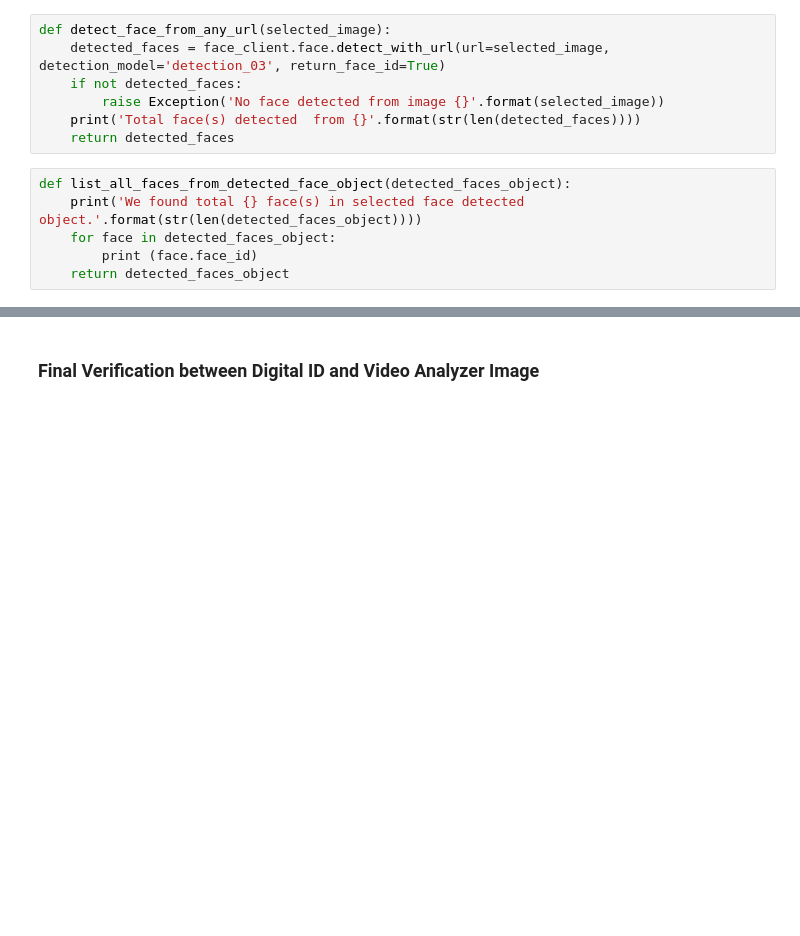
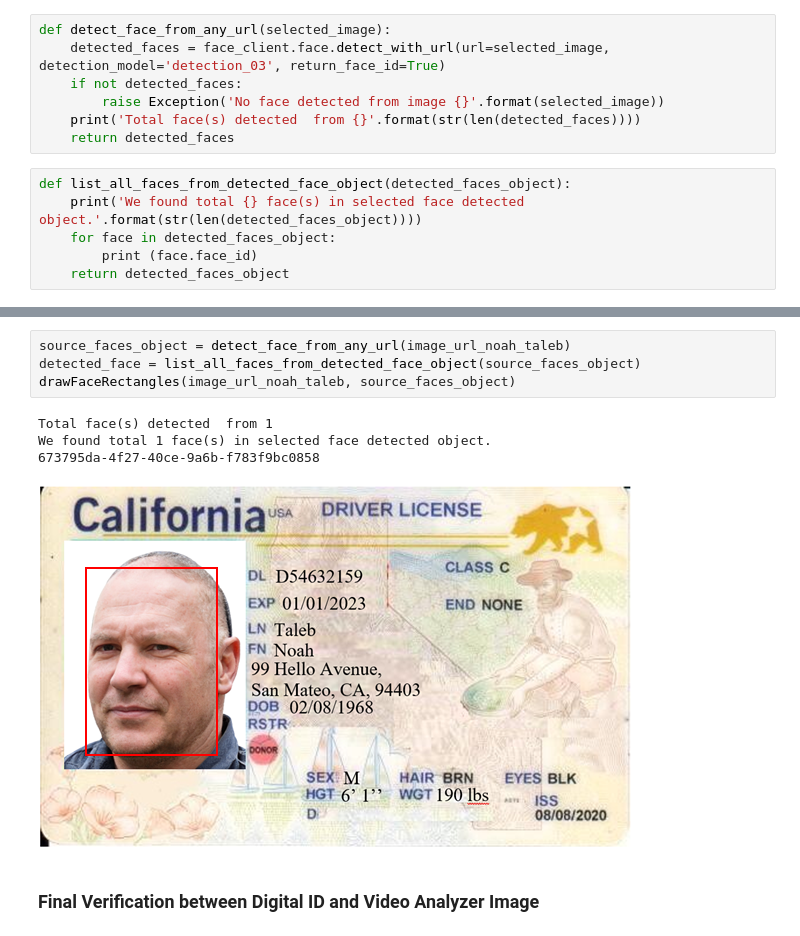
Before and after one commit to Danieldacruz7/Automated-Passenger-Boarding-Desk, a Jupyter notebook: video_analyzer.ipynb, the cells around one changed output, grey strips where cells are left out. Cells and saved outputs as stored; diff of their text form; blank space fills up the shorter version.

```diff
--- a/video_analyzer.ipynb
+++ b/video_analyzer.ipynb
@@ -411,3 +422,12 @@ PERSON_GROUP_ID
+# %%
+source_faces_object = detect_face_from_any_url(image_url_noah_taleb)
+detected_face = list_all_faces_from_detected_face_object(source_faces_object)
+drawFaceRectangles(image_url_noah_taleb, source_faces_object)
+# %% [output]
+Total face(s) detected  from 1
+We found total 1 face(s) in selected face detected object.
+673795da-4f27-40ce-9a6b-f783f9bc0858
+[figure, added]
 # %% [markdown]
 ### Final Verification between Digital ID and Video Analyzer Image
 # %%
```
Also changed, not shown: parts of 11 cells of this notebook.
